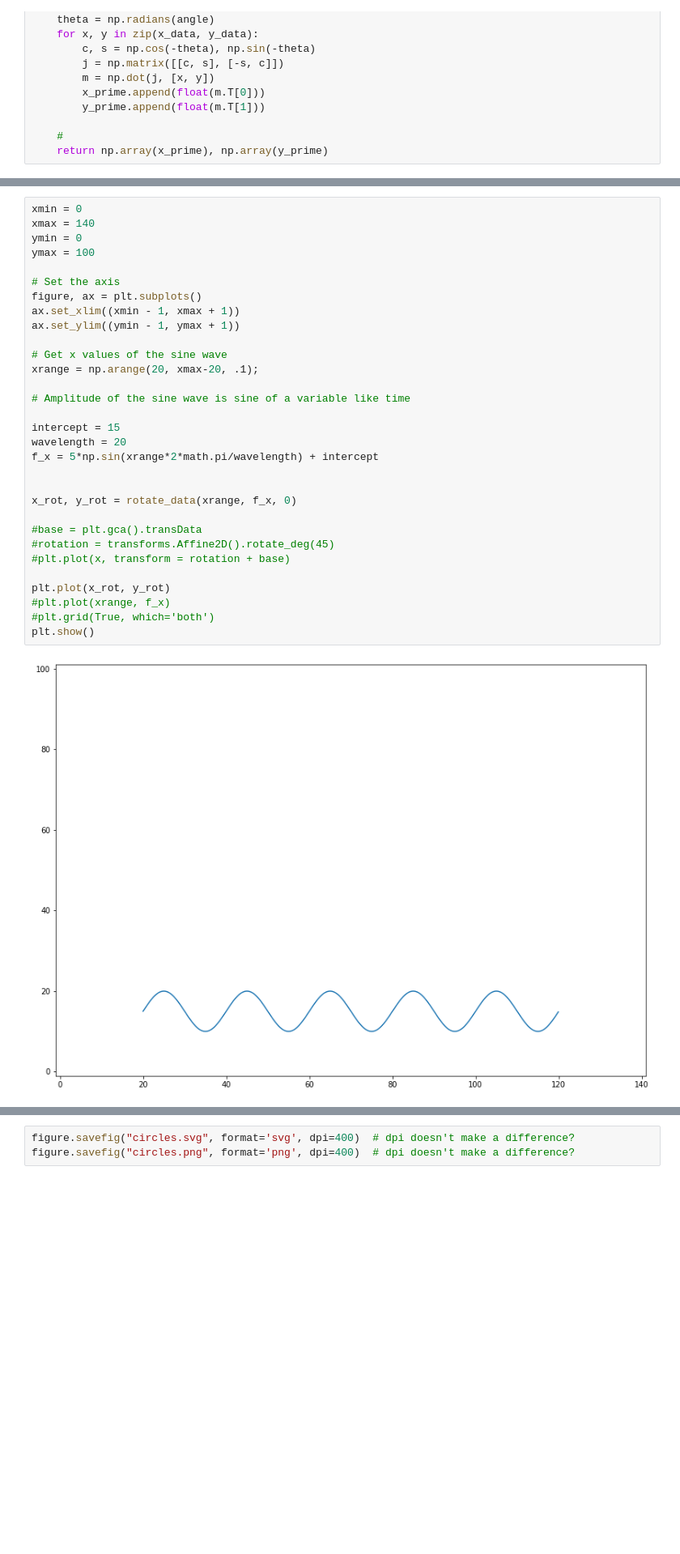
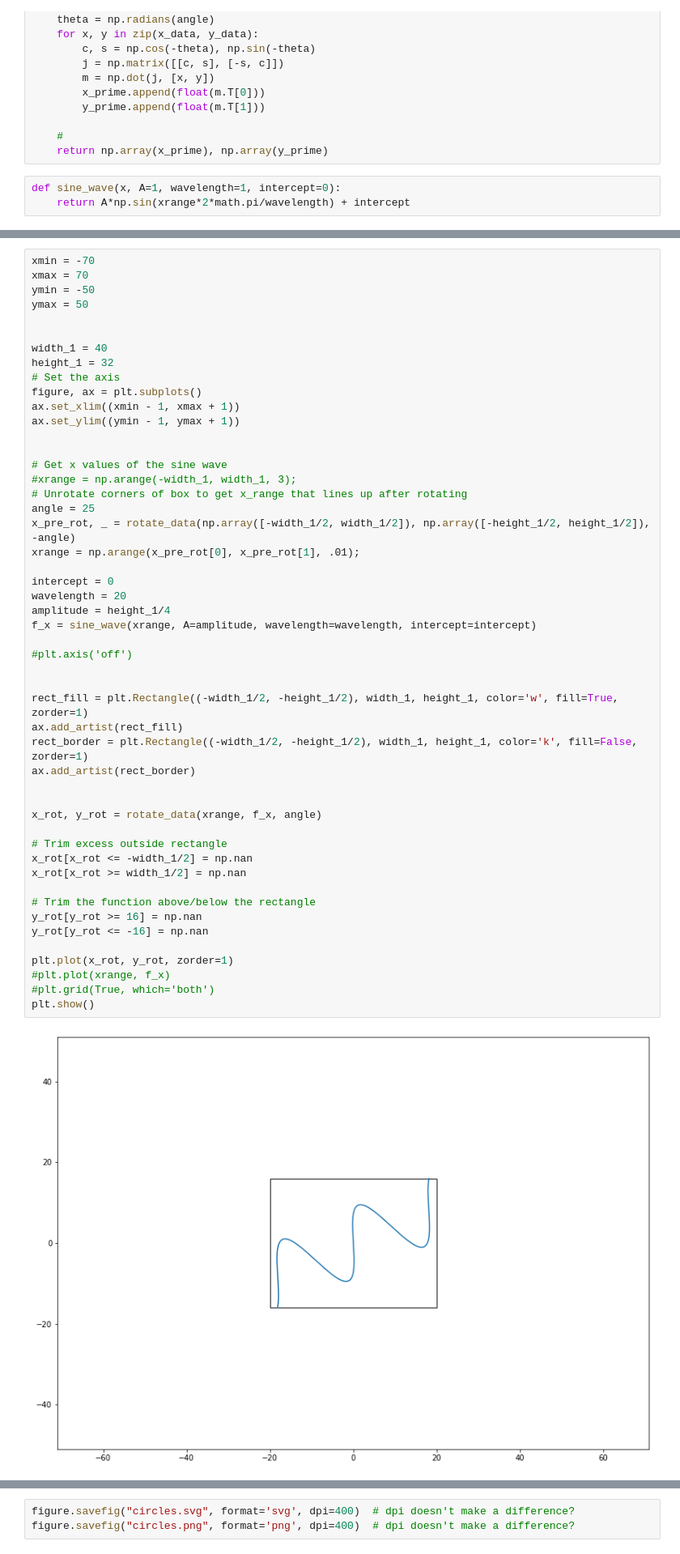
Before and after one commit to ej-white/gallery, a Jupyter notebook: sines.ipynb, the cells around one changed output, grey strips where cells are left out. Shown at 81% size. Drawn from its saved outputs; the diff is of its cells as text; blank space fills up the shorter version.

Commit message:
rotated sine wave

```diff
--- a/sines.ipynb
+++ b/sines.ipynb
@@ -21,3 +21,6 @@ def rotate_data(x_data, y_data, angle):
 
     #
     return np.array(x_prime), np.array(y_prime)
+# %%
+def sine_wave(x, A=1, wavelength=1, intercept=0):
+    return A*np.sin(xrange*2*math.pi/wavelength) + intercept
@@ -24,36 +30,55 @@ def rotate_data(x_data, y_data, angle):
 # %%
-xmin = 0
-xmax = 140
-ymin = 0
-ymax = 100
+xmin = -70
+xmax = 70
+ymin = -50
+ymax = 50
 
+
+width_1 = 40
+height_1 = 32
 # Set the axis
 figure, ax = plt.subplots()
 ax.set_xlim((xmin - 1, xmax + 1))
 ax.set_ylim((ymin - 1, ymax + 1))
 
+
 # Get x values of the sine wave
-xrange = np.arange(20, xmax-20, .1);
+#xrange = np.arange(-width_1, width_1, 3);
+# Unrotate corners of box to get x_range that lines up after rotating
+angle = 25
+x_pre_rot, _ = rotate_data(np.array([-width_1/2, width_1/2]), np.array([-height_1/2, height_1/2]), -angle)
+xrange = np.arange(x_pre_rot[0], x_pre_rot[1], .01);
 
-# Amplitude of the sine wave is sine of a variable like time
+intercept = 0
+wavelength = 20
+amplitude = height_1/4
+f_x = sine_wave(xrange, A=amplitude, wavelength=wavelength, intercept=intercept)
 
-intercept = 15
-wavelength = 20
-f_x = 5*np.sin(xrange*2*math.pi/wavelength) + intercept
+#plt.axis('off')
 
 
-x_rot, y_rot = rotate_data(xrange, f_x, 0)
+rect_fill = plt.Rectangle((-width_1/2, -height_1/2), width_1, height_1, color='w', fill=True, zorder=1)
+ax.add_artist(rect_fill)
+rect_border = plt.Rectangle((-width_1/2, -height_1/2), width_1, height_1, color='k', fill=False, zorder=1)
+ax.add_artist(rect_border)
 
-#base = plt.gca().transData
-#rotation = transforms.Affine2D().rotate_deg(45)
-#plt.plot(x, transform = rotation + base)
 
-plt.plot(x_rot, y_rot)
+x_rot, y_rot = rotate_data(xrange, f_x, angle)
+
+# Trim excess outside rectangle
+x_rot[x_rot <= -width_1/2] = np.nan
+x_rot[x_rot >= width_1/2] = np.nan
+
+# Trim the function above/below the rectangle
+y_rot[y_rot >= 16] = np.nan
+y_rot[y_rot <= -16] = np.nan
+
+plt.plot(x_rot, y_rot, zorder=1)
 #plt.plot(xrange, f_x)
 #plt.grid(True, which='both')
 plt.show()
 # %% [output]
-[figure, old version]
+[figure, new version]
 # %%
 def draw_circles(n=5, fill=False, clip=False):
 
```
Also changed, not shown: parts of 1 cell of this notebook.
